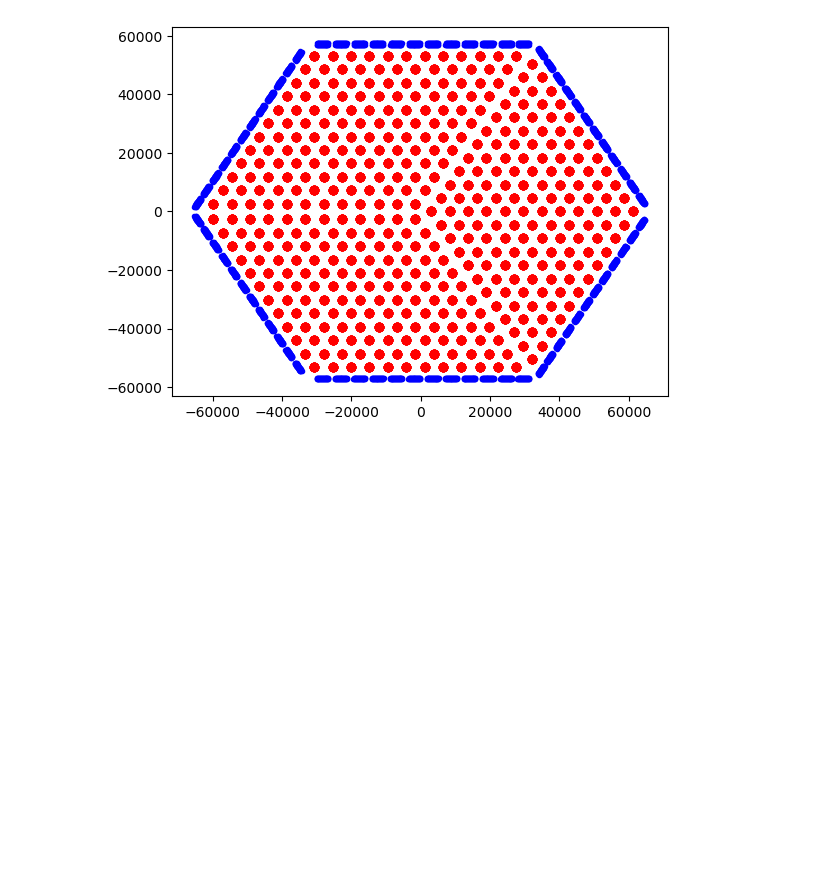
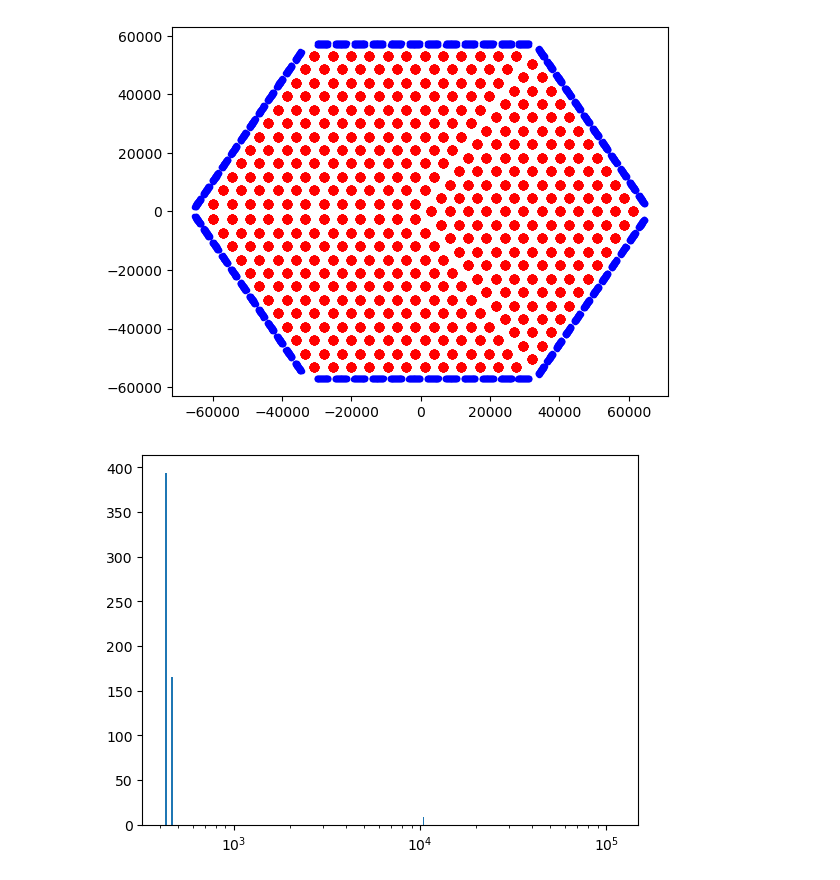
Before and after one commit to ReChen33/QuReseach, a Jupyter notebook: code/wafer/TestWafer.ipynb, the cells around one changed output. Drawn from its saved outputs; the diff is of its cells as text; code cells hidden in the pictures; blank space fills up the shorter version.

```diff
--- a/code/wafer/TestWafer.ipynb
+++ b/code/wafer/TestWafer.ipynb
@@ -72,2 +74,84 @@ plt.show()
 # %% [output]
 [figure]
+# %%
+"""
+this part of code is the goal 1 of the project
+    calculate the data for each pixel the distance to the related pad
+    histogram of the data
+"""
+data_goal1 = data[['Pixel X center', 'Pixel Y center', 'Pad X center', 'Pad Y center']]
+data_goal1 = np.array(data_goal1).tolist()
+
+#get unique pixel x
+unique_pixel_x = np.unique(pixel_x_center)
+
+distance_goal1 = []
+#first group the data by pixel x save to group_data
+#and then group the data by pixel y
+#and then calculate the distance to the pad
+
+for j in range(len(unique_pixel_x)):
+    group_data = []
+
+
+    #first group the data by pixel x
+    for i in range(len(data)):
+        if pixel_x_center[i] == unique_pixel_x[j]:
+            group_data.append(data_goal1[i])
+
+    # get pixel y position from group_data
+    group_data = np.array(group_data)
+    unique_pixel_y = np.unique(group_data[:,1])
+    for k in range(len(unique_pixel_y)):
+
+        group_data_y = []
+        for i in range(len(group_data)):
+            if pixel_y_center[i] == unique_pixel_y[k]:
+                #group the data by same pixel y
+                group_data_y.append(group_data[i])
+
+        length_group_y = len(group_data_y)
+
+        #calculate the distance between pad for one group
+        for i in range(length_group_y):
+            if i+1 < length_group_y:
+                pad_x_distance = group_data_y[i][2] - group_data_y[i+1][2]
+                pad_y_distance = group_data_y[i][3] - group_data_y[i+1][3]
+
+            elif i == length_group_y:
+                pad_x_distance = group_data_y[i][2] - group_data_y[0][2]
+                pad_y_distance = group_data_y[i][3] - group_data_y[0][3]
+
+            distance = np.sqrt((pad_x_distance)**2 + (pad_y_distance)**2)
+            distance_goal1.append(distance)
+
+
+#save histogram data to a file
+
+num, bins, patches = plt.hist(distance_goal1, bins=10000)
+
+path_filename = f'.\data\same pixel to pad {len(bins)-1}bins data'
+plt.savefig(f'{path_filename}.png')
+#   bins =60000 need run 4min10.3sec
+
+#create an array stored the value number per bin
+number_per_bin = []
+for i in range(len(patches)):
+    if num[i] != 0:
+        number_per_bin.append([f"({bins[i]},{bins[i+1]})",num[i]])
+
+
+
+# Save data to CSV
+number_per_bin = np.array(number_per_bin)
+data_NpB = np.column_stack((number_per_bin[:,0],number_per_bin[:,1]))
+# the data for number_per_bin
+df = pd.DataFrame(data_NpB,columns=['range of distance','number in the range'])
+df.to_csv(f'{path_filename}.csv', index=False)
+
+plt.xscale('log')
+plt.show()
+
+print(np.sum(num))
+# %% [output]
+[figure, added]
```
Also changed, not shown: parts of 6 cells of this notebook, 22 other files.
